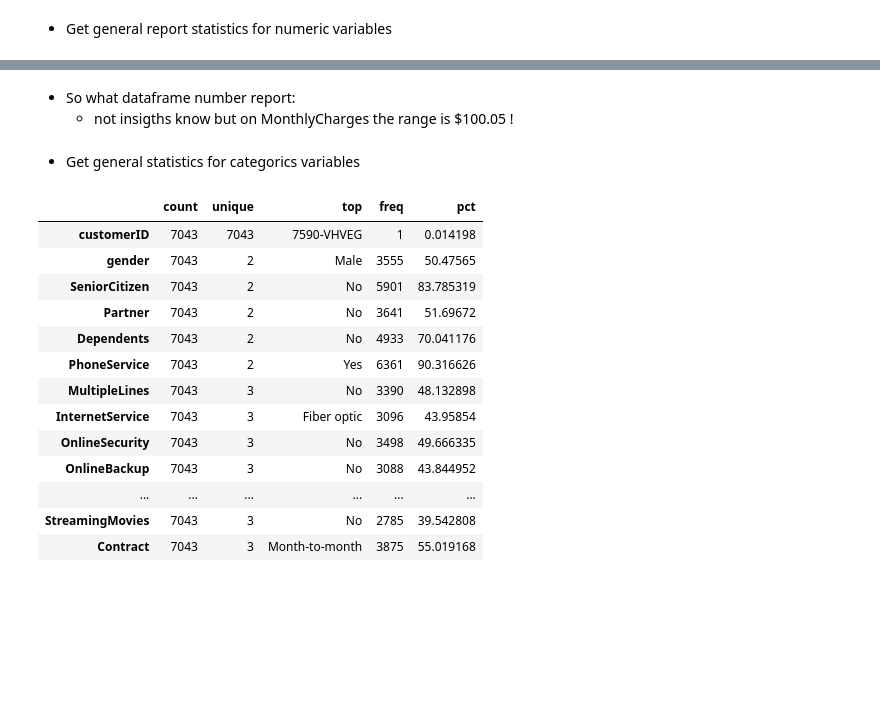
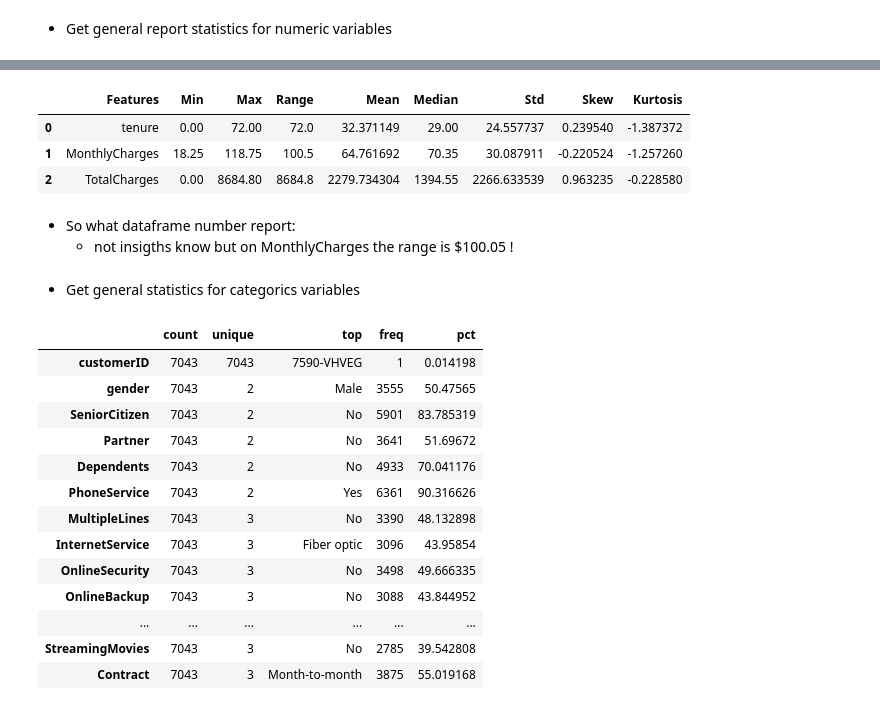
Before and after one commit to Eric-Oliveira-ds/Telco-Customer-Churn, a Jupyter notebook: notebook/EDA.ipynb, the cells around one changed output, grey strips where cells are left out. Cells and saved outputs as stored; diff of their text form; code cells hidden in the pictures; blank space fills up the shorter version.

```diff
--- a/notebook/EDA.ipynb
+++ b/notebook/EDA.ipynb
@@ -172,6 +192,11 @@ Report save in data path reports/ !
 # %%
 # Access dataframe report
-df_number_report[0]
+df_number_report
+# %% [output]
+|  | Features | Min | Max | Range | Mean | Median | Std | Skew | Kurtosis |
+| 0 | tenure | 0.00 | 72.00 | 72.0 | 32.371149 | 29.00 | 24.557737 | 0.239540 | -1.387372 |
+| 1 | MonthlyCharges | 18.25 | 118.75 | 100.5 | 64.761692 | 70.35 | 30.087911 | -0.220524 | -1.257260 |
+| 2 | TotalCharges | 0.00 | 8684.80 | 8684.8 | 2279.734304 | 1394.55 | 2266.633539 | 0.963235 | -0.228580 |
 # %% [markdown]
  - So what dataframe number report:
     - not insigths know but on MonthlyCharges the range is $100.05 !
```
Also changed, not shown: parts of 26 cells of this notebook.
